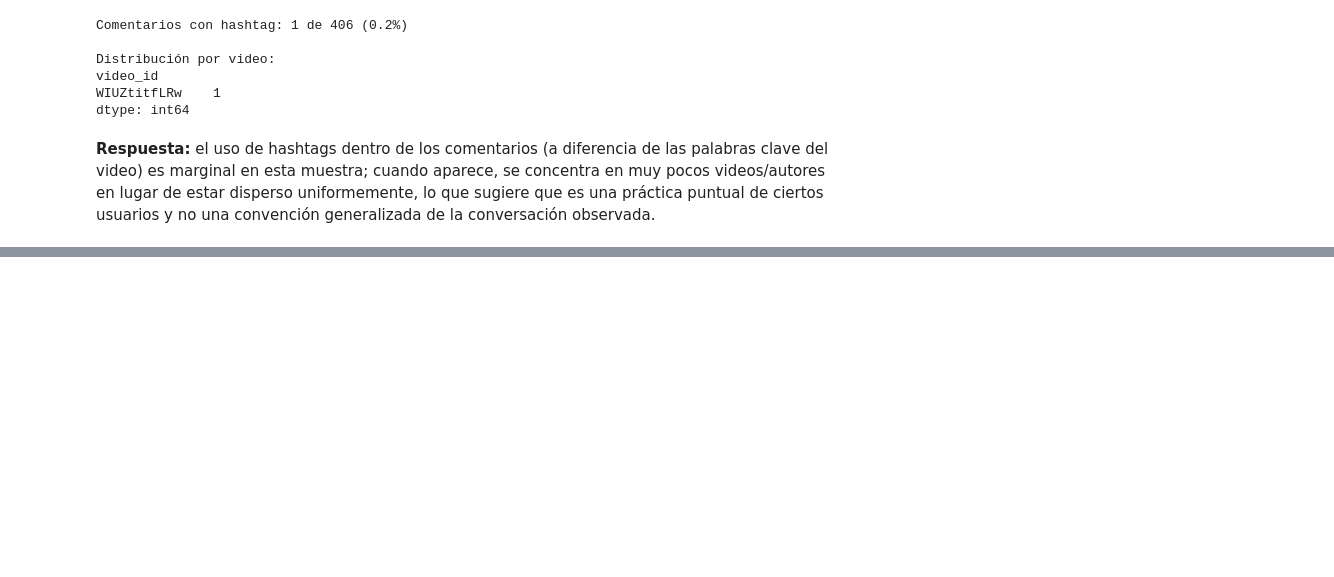
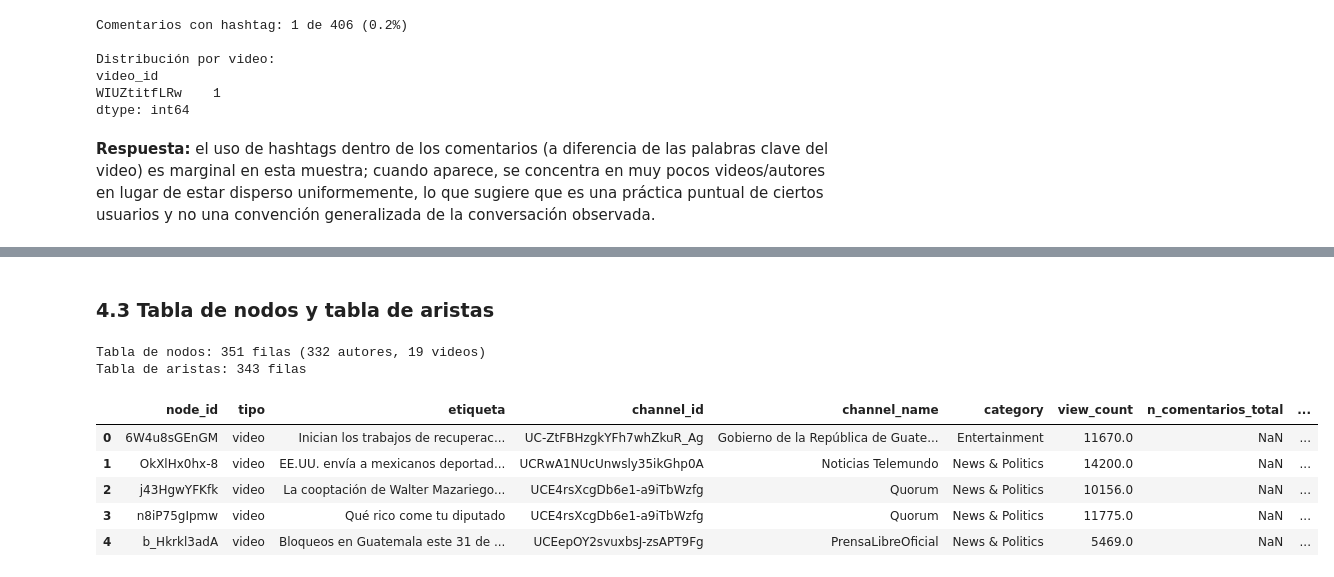
Before and after one commit to DavidDominguez-11/DS-Lab1, a Jupyter notebook: Laboratorio_6.ipynb, the cells around one changed output, grey strips where cells are left out. Saved outputs shown, nothing was run; the diff lists cells and outputs as text; code cells hidden in the pictures; blank space fills up the shorter version.

```diff
--- a/Laboratorio_6.ipynb
+++ b/Laboratorio_6.ipynb
@@ -1070,0 +1084,10 @@ usuarios y no una convención generalizada de la conversación observada.
+# %%
+aristas = (
+    comments.groupby(["author_channel_id", "video_id"])
+    .size()
+    .rename("peso")
+    .reset_index()
+)
+print(f"Aristas (pares autor-video únicos): {len(aristas)}  (de {len(comments)} comentarios)")
+print(f"Aristas con peso > 1: {(aristas['peso'] > 1).sum()}")
+aristas.sort_values("peso", ascending=False).head(10)
@@ -1070,0 +1108,46 @@ usuarios y no una convención generalizada de la conversación observada.
+# %% [markdown]
+### 4.3 Tabla de nodos y tabla de aristas
+# %%
+videos_con_datos = videos.set_index("video_id").loc[aristas["video_id"].unique()]
+
+nodos_video = pd.DataFrame({
+    "node_id": videos_con_datos.index,
+    "tipo": "video",
+    "etiqueta": videos_con_datos["title"],
+    "channel_id": videos_con_datos["channel_id"],
+    "channel_name": videos_con_datos["channel_name"],
+    "category": videos_con_datos["category"],
+    "view_count": videos_con_datos["view_count"],
+}).reset_index(drop=True)
+
+autores_activos = aristas["author_channel_id"].unique()
+nombres_autores = comments.drop_duplicates("author_channel_id").set_index("author_channel_id")["author_name"]
+
+nodos_autor = pd.DataFrame({
+    "node_id": autores_activos,
+    "tipo": "autor",
+    "etiqueta": nombres_autores.loc[autores_activos].values,
+    "n_comentarios_total": comentarios_por_autor.loc[autores_activos].values,
+    "n_videos_distintos": videos_por_autor.loc[autores_activos].values,
+})
+
+tabla_nodos = pd.concat([nodos_video, nodos_autor], ignore_index=True)
+tabla_aristas = aristas.rename(columns={"author_channel_id": "source", "video_id": "target", "peso": "weight"})
+
+print(f"Tabla de nodos: {len(tabla_nodos)} filas ({(tabla_nodos['tipo'] == 'autor').sum()} autores, "
+      f"{(tabla_nodos['tipo'] == 'video').sum()} videos)")
+print(f"Tabla de aristas: {len(tabla_aristas)} filas")
+
+tabla_nodos.to_csv("data/red_bipartita_nodos.csv", index=False)
+tabla_aristas.to_csv("data/red_bipartita_aristas.csv", index=False)
+
+tabla_nodos.head()
+# %% [output]
+Tabla de nodos: 351 filas (332 autores, 19 videos)
+Tabla de aristas: 343 filas
+|  | node_id | tipo | etiqueta | channel_id | channel_name | category | view_count | n_comentarios_total | ... |
+| 0 | 6W4u8sGEnGM | video | Inician los trabajos de recuperac... | UC-ZtFBHzgkYFh7whZkuR_Ag | Gobierno de la República de Guate... | Entertainment | 11670.0 | NaN | ... |
+| 1 | OkXlHx0hx-8 | video | EE.UU. envía a mexicanos deportad... | UCRwA1NUcUnwsly35ikGhp0A | Noticias Telemundo | News & Politics | 14200.0 | NaN | ... |
+| 2 | j43HgwYFKfk | video | La cooptación de Walter Mazariego... | UCE4rsXcgDb6e1-a9iTbWzfg | Quorum | News & Politics | 10156.0 | NaN | ... |
+| 3 | n8iP75gIpmw | video | Qué rico come tu diputado | UCE4rsXcgDb6e1-a9iTbWzfg | Quorum | News & Politics | 11775.0 | NaN | ... |
+| 4 | b_Hkrkl3adA | video | Bloqueos en Guatemala este 31 de ... | UCEepOY2svuxbsJ-zsAPT9Fg | PrensaLibreOficial | News & Politics | 5469.0 | NaN | ... |
```
Also changed, not shown: parts of 7 cells of this notebook.
